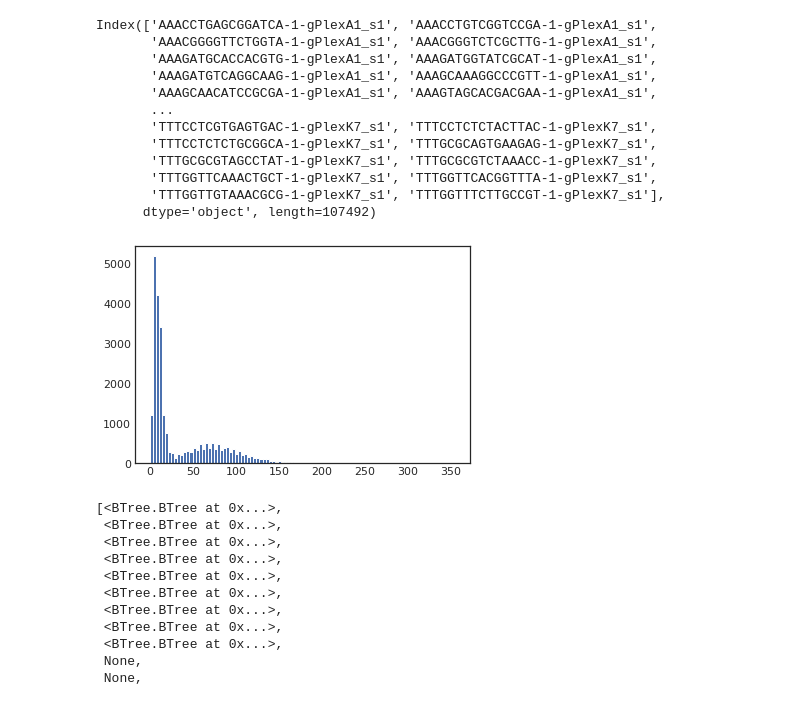
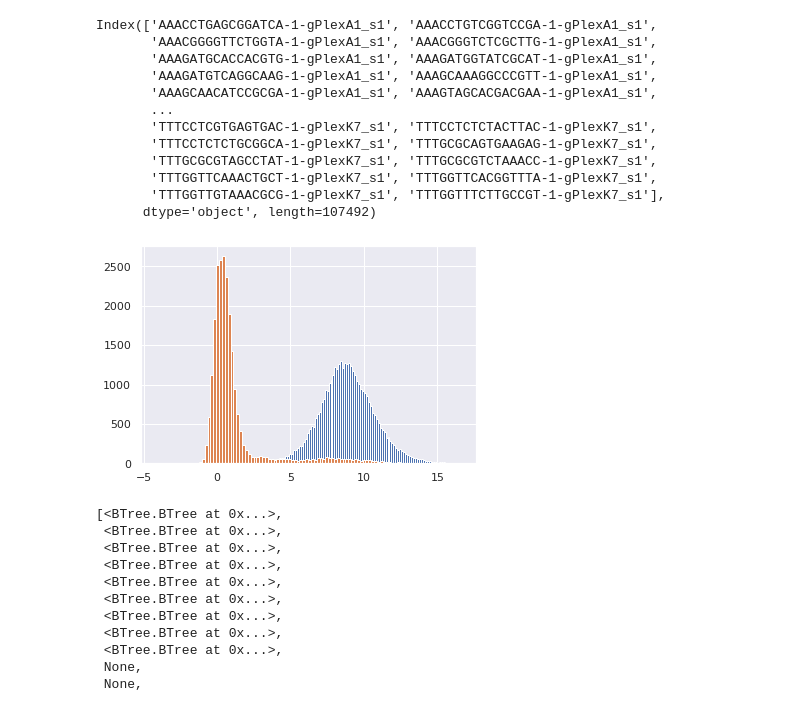
Before and after one commit to xinzhu-email/CITE-pool, a Jupyter notebook: AnalysisTutorial_.ipynb, the cells around one changed output. Saved outputs shown, nothing was run; the diff lists cells and outputs as text; code cells hidden in the pictures.

```diff
--- a/AnalysisTutorial_.ipynb
+++ b/AnalysisTutorial_.ipynb
@@ -27,14 +27,14 @@ l = list(data.columns)
 # data = pd.read_csv('../SeuratV4/subdata/'+id+'_ADT.csv', sep=',',index_col=0, header=0)
 # data.index = data.index.astype(str)
 # adata = sc.read_h5ad('../data/PBMC DATA/1/data.h5ad')
-id='1/6'
-f = open('../output/PBMC_1/'+id+'/tree.pickle','rb')
+id='0'
+f = open('../output/PBMC_1/'+id+'/tree_retrain.pickle','rb')
 # f = open('../data/4tumor/output/ADT_'+id+'/tree.pickle','rb')
 # true = pd.read_csv('./data/4tumor/gating_cluster.csv',index_col=0)
 # f = open('CITEsort_out/SeuratV3_main_ct_smooth2/tree.pickle','rb')
 tree = pickle.load(f)
 f.close()
-traversal = BTreeTraversal(tree)
+# traversal = BTreeTraversal(tree)
 # %%
 data_ = adata[:,adata.var['feature_types']=='Antibody Capture'].to_df()
 # %% [markdown]
@@ -216,38 +215,38 @@ Index(['AAACCTGAGCGGATCA-1-gPlexA1_s1', 'AAACCTGTCGGTCCGA-1-gPlexA1_s1',
        'TTTGGTTGTAAACGCG-1-gPlexK7_s1', 'TTTGGTTTCTTGCCGT-1-gPlexK7_s1'],
       dtype='object', length=107492)
 # %%
-node = traversal.get_node(0)
+node = traversal.get_node(2)
 # plt.hist(node.embedding['CC_1'],bins=100)
 # plt.hist(node.embedding.loc[rnadata.obs['minor_subset']=='CD4.NAIVE','CC_2'],bins=50, alpha=0.5)
 # plt.hist(node.embedding.loc[rnadata.obs['minor_subset']=='CD4.TCM','CC_2'],bins=50, alpha=0.5)
 
 # plt.hist(node.embedding.loc[rnadata.obs['label_l2']=='CD14 Mono','CC_1'],bins=50, alpha=0.5)
 # plt.hist(node.embedding.loc[rnadata.obs['label_l2']=='CD','CC_1'],bins=100)
-plt.hist(data_.loc[node.indices,'CD3'],bins=100)
-# plt.hist(data_.loc[node.left_indices,'CD56-2'],bins=100)
-# plt.hist(data_.loc[node.right_indices,'CD56-2'],bins=100)
+# plt.hist(data_.loc[node.indices,'CD3'],bins=100)
+plt.hist(data_.loc[node.left.indices,'CD4'],bins=100)
+plt.hist(data_.loc[node.right.indices,'CD4'],bins=100)
 # plt.hist(data_.loc[rnadata.obs['label_l2']=='CD14 Mono','CD16'],bins=100)
 # plt.hist(data_.loc[rnadata.obs['label_l2']=='CD16 Mono','CD16'],bins=100)
 
 # plt.scatter(node.embedding.loc[:,'CC_1'],node.embedding.loc[:,'CC_3'],alpha=0.5)
 # plt.scatter(node.embedding.loc[rnadata.obs['major_subset']=='NK.CD16hi','CC_1'],node.embedding.loc[rnadata.obs['major_subset']=='NK.CD16hi','CC_2'])
 # plt.scatter(node.embedding.loc[rnadata.obs['major_subset']=='cMono','CC_1'],node.embedding.loc[rnadata.obs['major_subset']=='cMono','CC_2'])
 # plt.scatter(node.embedding.loc[rnadata.obs['major_subset']=='DC','CC_1'],node.embedding.loc[rnadata.obs['major_subset']=='DC','CC_3'])
 # plt.scatter(node.embedding.loc[rnadata.obs['minor_subset']=='B.NAIVE','CC_1'],node.embedding.loc[rnadata.obs['minor_subset']=='B.NAIVE','CC_2'])
 
 # plt.scatter(node.embedding.loc[rnadata.obs['label_l2']=='MAIT','CC_5'],node.embedding.loc[rnadata.obs['label_l2']=='MAIT','CC_3'])
 # plt.scatter(data_.loc[node.indices,'CD3-1'],data_.loc[node.indices,'CD19'],alpha=0.5)
 # plt.scatter(data.loc[node.indices,'CD3'],data.loc[node.indices,'CD19'],alpha=0.5)
 # plt.scatter(data_.loc[rnadata.obs['minor_']=='CD8 Naive','CD45RA'],data_.loc[rnadata.obs['label_l2']=='CD8 Naive','CD45RO'],alpha=0.5)
 # plt.scatter(data_.loc[rnadata.obs['label_l2']=='CD8 TEM','CD45RA'],data_.loc[rnadata.obs['label_l2']=='CD8 TEM','CD45RO'],alpha=0.5)
 # plt.scatter(node.embedding.loc[rnadata.obs['label_l2']=='CD4 TEM','CC_5'],node.embedding.loc[rnadata.obs['label_l2']=='CD4 TEM','CC_3'])
 # plt.scatter(data_.loc[node.left_indices,'CD56-2'],data_.loc[node.left_indices,'CD127'])
 # plt.scatter(data_.loc[node.right_indices,'CD56-2'],data_.loc[node.right_indices,'CD127'])
 # plt.scatter(data_.loc[node.indices,'CD25'][rnadata.obs['label_l2']=='Treg'],data_.loc[node.indices,'CD127'][rnadata.obs['label_l2']=='Treg'],alpha=0.5)
 # plt.legend(['B naive','B memory'])
 plt.show()
 # %% [output]
-[figure, old version]
+[figure, new version]
 # %%
 import scanpy as sc
 # rnadata = sc.read_h5ad('../SeuratV4/subdata/4_33_RNA.h5ad')
```
Also changed, not shown: parts of 2 cells of this notebook, 4 other files.
